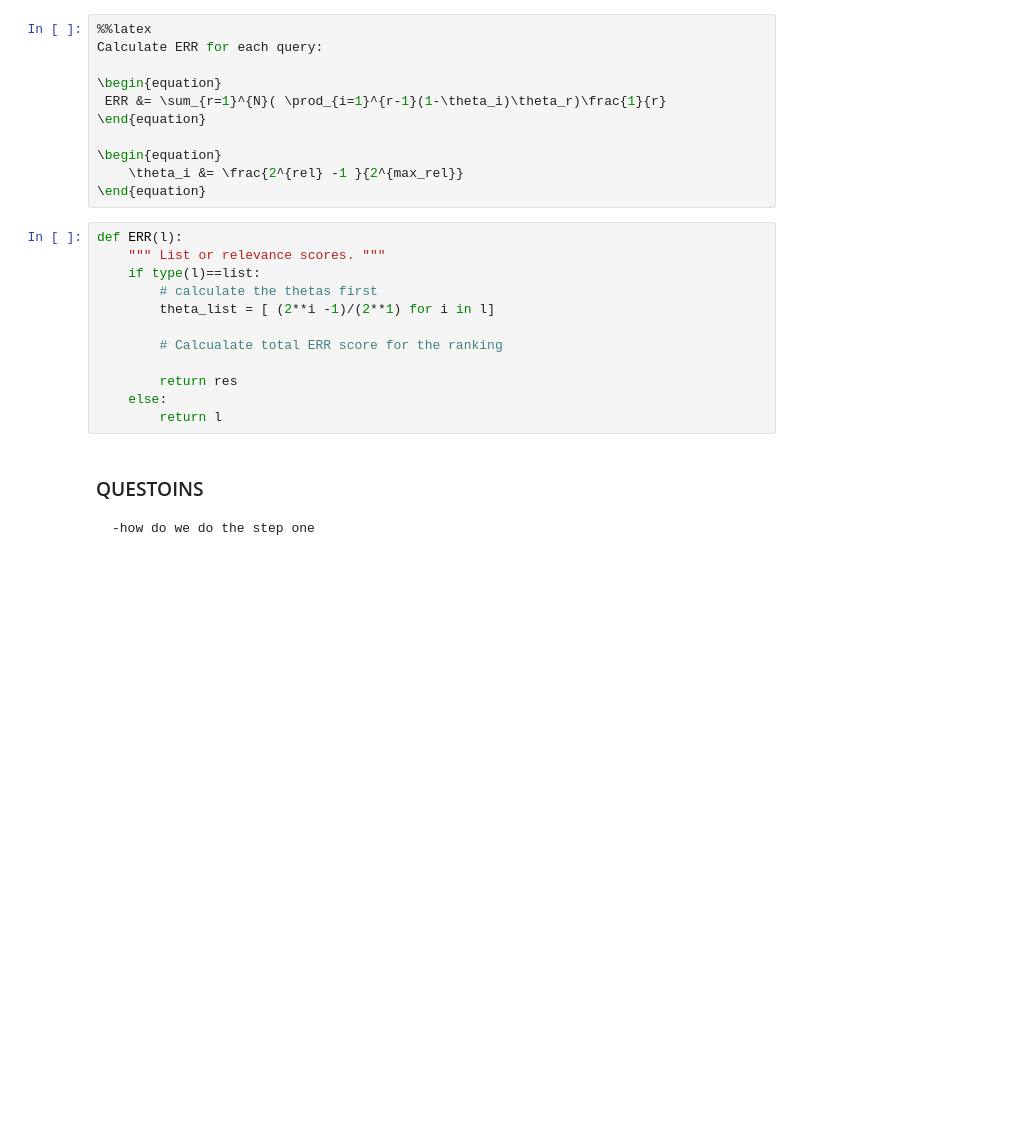
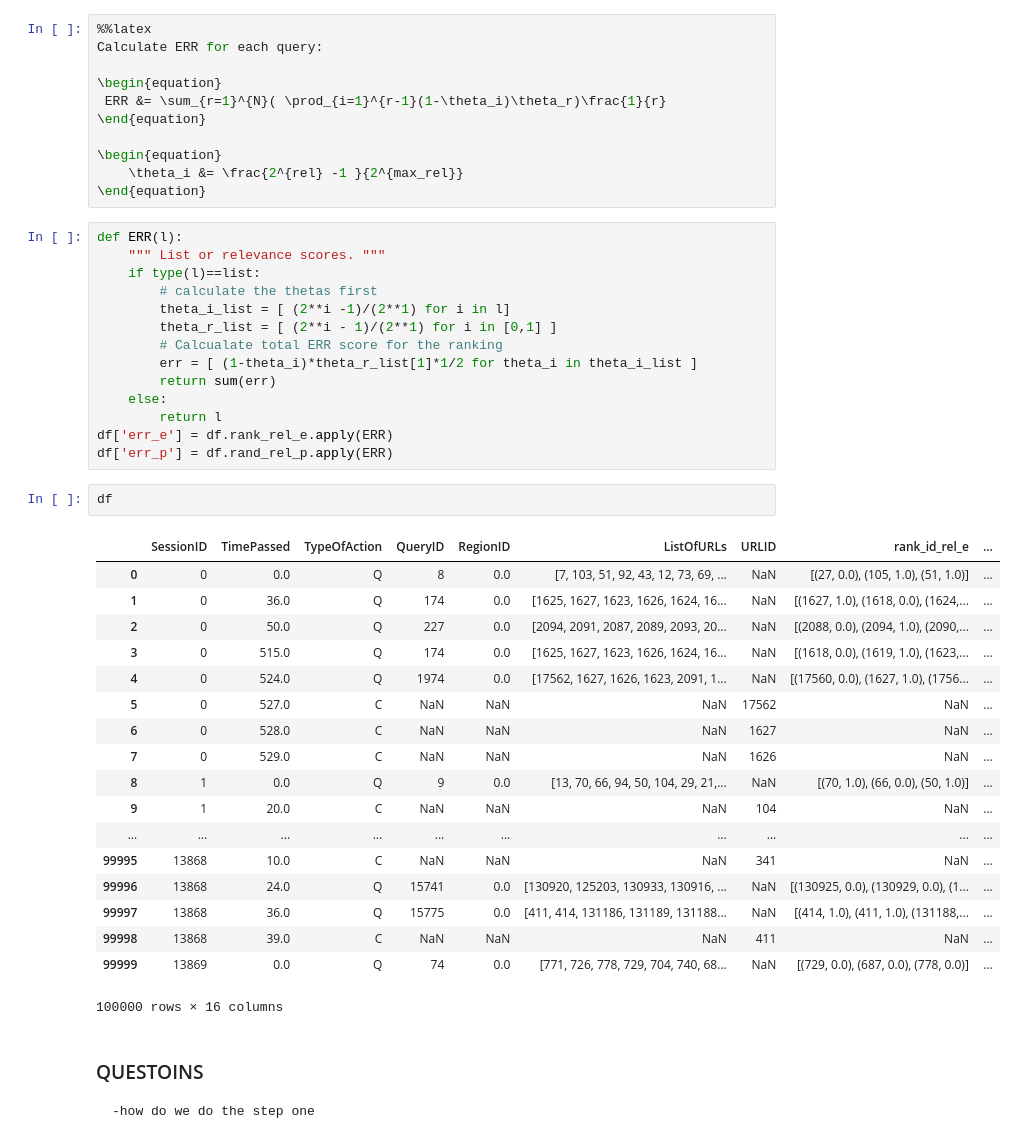
Before and after one commit to freelectron/ir-1-course-work, a Jupyter notebook: Code_max.ipynb, the cells around one changed output. Drawn from its saved outputs; the diff is of its cells as text; blank space fills up the shorter version.

```diff
--- a/Code_max.ipynb
+++ b/Code_max.ipynb
@@ -163,13 +156,36 @@ def ERR(l):
     """ List or relevance scores. """
     if type(l)==list:
         # calculate the thetas first
-        theta_list = [ (2**i -1)/(2**1) for i in l]
-
+        theta_i_list = [ (2**i -1)/(2**1) for i in l]
+        theta_r_list = [ (2**i - 1)/(2**1) for i in [0,1] ]
         # Calcualate total ERR score for the ranking
-
-        return res
+        err = [ (1-theta_i)*theta_r_list[1]*1/2 for theta_i in theta_i_list ]
+        return sum(err)
     else:
         return l
+df['err_e'] = df.rank_rel_e.apply(ERR)
+df['err_p'] = df.rand_rel_p.apply(ERR)
+# %%
+df
+# %% [output]
+|  | SessionID | TimePassed | TypeOfAction | QueryID | RegionID | ListOfURLs | URLID | rank_id_rel_e | ... |
+| 0 | 0 | 0.0 | Q | 8 | 0.0 | [7, 103, 51, 92, 43, 12, 73, 69, ... | NaN | [(27, 0.0), (105, 1.0), (51, 1.0)] | ... |
+| 1 | 0 | 36.0 | Q | 174 | 0.0 | [1625, 1627, 1623, 1626, 1624, 16... | NaN | [(1627, 1.0), (1618, 0.0), (1624,... | ... |
+| 2 | 0 | 50.0 | Q | 227 | 0.0 | [2094, 2091, 2087, 2089, 2093, 20... | NaN | [(2088, 0.0), (2094, 1.0), (2090,... | ... |
+| 3 | 0 | 515.0 | Q | 174 | 0.0 | [1625, 1627, 1623, 1626, 1624, 16... | NaN | [(1618, 0.0), (1619, 1.0), (1623,... | ... |
+| 4 | 0 | 524.0 | Q | 1974 | 0.0 | [17562, 1627, 1626, 1623, 2091, 1... | NaN | [(17560, 0.0), (1627, 1.0), (1756... | ... |
+| 5 | 0 | 527.0 | C | NaN | NaN | NaN | 17562 | NaN | ... |
+| 6 | 0 | 528.0 | C | NaN | NaN | NaN | 1627 | NaN | ... |
+| 7 | 0 | 529.0 | C | NaN | NaN | NaN | 1626 | NaN | ... |
+| 8 | 1 | 0.0 | Q | 9 | 0.0 | [13, 70, 66, 94, 50, 104, 29, 21,... | NaN | [(70, 1.0), (66, 0.0), (50, 1.0)] | ... |
+| 9 | 1 | 20.0 | C | NaN | NaN | NaN | 104 | NaN | ... |
+| ... | ... | ... | ... | ... | ... | ... | ... | ... | ... |
+| 99995 | 13868 | 10.0 | C | NaN | NaN | NaN | 341 | NaN | ... |
+| 99996 | 13868 | 24.0 | Q | 15741 | 0.0 | [130920, 125203, 130933, 130916, ... | NaN | [(130925, 0.0), (130929, 0.0), (1... | ... |
+| 99997 | 13868 | 36.0 | Q | 15775 | 0.0 | [411, 414, 131186, 131189, 131188... | NaN | [(414, 1.0), (411, 1.0), (131188,... | ... |
+| 99998 | 13868 | 39.0 | C | NaN | NaN | NaN | 411 | NaN | ... |
+| 99999 | 13869 | 0.0 | Q | 74 | 0.0 | [771, 726, 778, 729, 704, 740, 68... | NaN | [(729, 0.0), (687, 0.0), (778, 0.0)] | ... |
+100000 rows × 16 columns
 # %% [markdown]
 ### QUESTOINS
     -how do we do the step one
```
Also changed, not shown: parts of 4 cells of this notebook.
